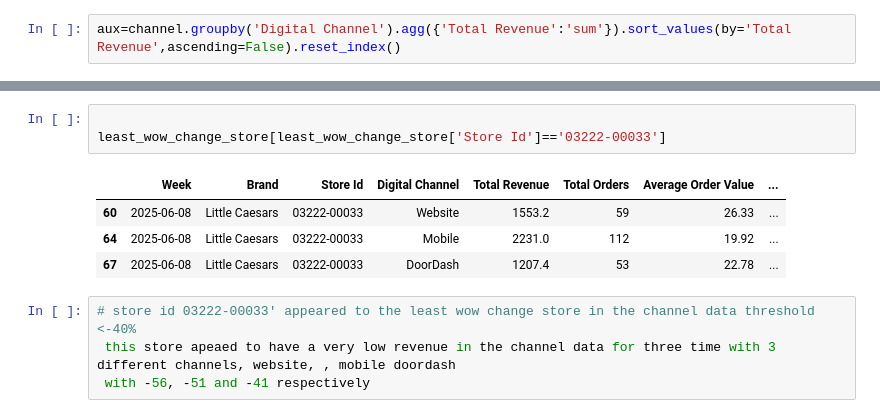
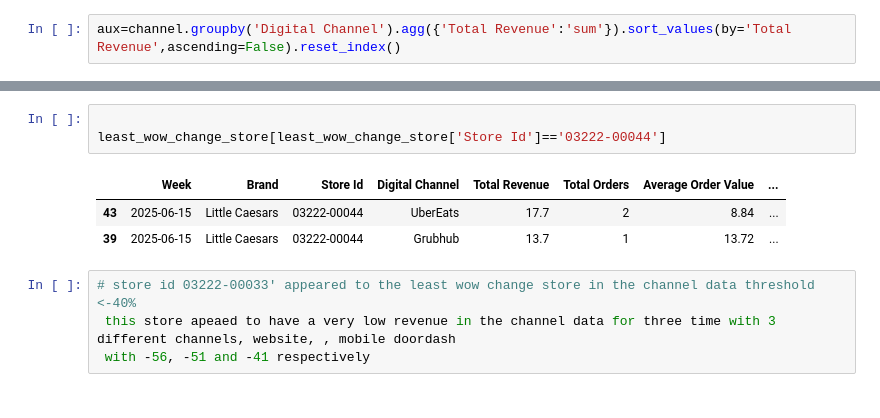
Before and after one commit to noor60/pipeline, a Jupyter notebook: VIBE/e-commerce_report/weekly_sales/weekly_highlights.ipynb, the cells around one changed output, grey strips where cells are left out. Cells and saved outputs as stored; diff of their text form.

```diff
--- a/VIBE/e-commerce_report/weekly_sales/weekly_highlights.ipynb
+++ b/VIBE/e-commerce_report/weekly_sales/weekly_highlights.ipynb
@@ -216,11 +242,10 @@ Name: count, dtype: int64
 # %%
 
-least_wow_change_store[least_wow_change_store['Store Id']=='03222-00033']
+least_wow_change_store[least_wow_change_store['Store Id']=='03222-00044']
 # %% [output]
 |  | Week | Brand | Store Id | Digital Channel | Total Revenue | Total Orders | Average Order Value | ... |
-| 60 | 2025-06-08 | Little Caesars | 03222-00033 | Website | 1553.2 | 59 | 26.33 | ... |
-| 64 | 2025-06-08 | Little Caesars | 03222-00033 | Mobile | 2231.0 | 112 | 19.92 | ... |
-| 67 | 2025-06-08 | Little Caesars | 03222-00033 | DoorDash | 1207.4 | 53 | 22.78 | ... |
+| 43 | 2025-06-15 | Little Caesars | 03222-00044 | UberEats | 17.7 | 2 | 8.84 | ... |
+| 39 | 2025-06-15 | Little Caesars | 03222-00044 | Grubhub | 13.7 | 1 | 13.72 | ... |
 # %%
 # store id 03222-00033' appeared to the least wow change store in the channel data threshold <-40%
  this store apeaed to have a very low revenue in the channel data for three time with 3 different channels, website, , mobile doordash
```
Also changed, not shown: parts of 32 cells of this notebook.
